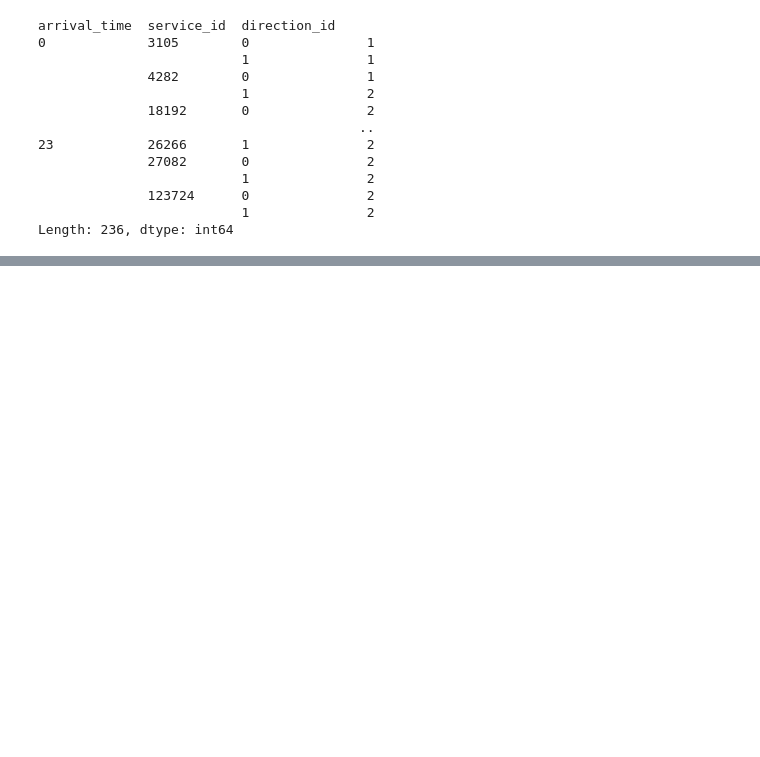
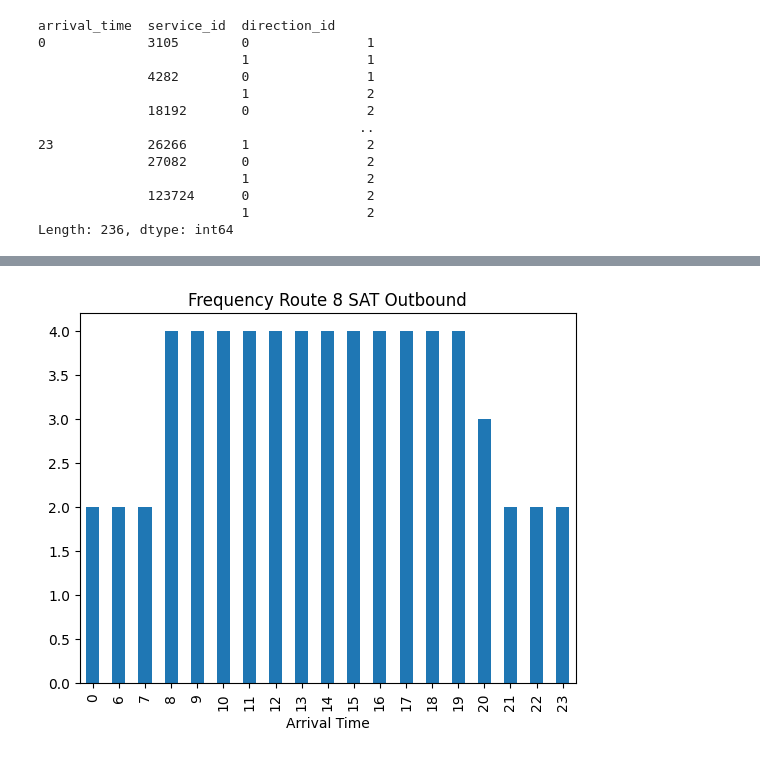
Before and after one commit to mattmakesmaps/gtfs-exploration, a Jupyter notebook: notebooks/kc_metro/data-exploration-and-mapping.ipynb, the cells around one changed output, grey strips where cells are left out. Cells and saved outputs as stored; diff of their text form; code cells hidden in the pictures; blank space fills up the shorter version.

```diff
--- a/notebooks/kc_metro/data-exploration-and-mapping.ipynb
+++ b/notebooks/kc_metro/data-exploration-and-mapping.ipynb
@@ -266,0 +262,5 @@ trips_per_hour_SAT.plot(kind='bar')
+# %%
+plot_trips_per_hour(trips_per_hour, SERVICE_ID_SAT, DIRECTION_ID_OUTBOUND,
+                    title='Frequency Route 8 SAT Outbound')
+# %% [output]
+[figure, added]
```
Also changed, not shown: parts of 6 cells of this notebook.
